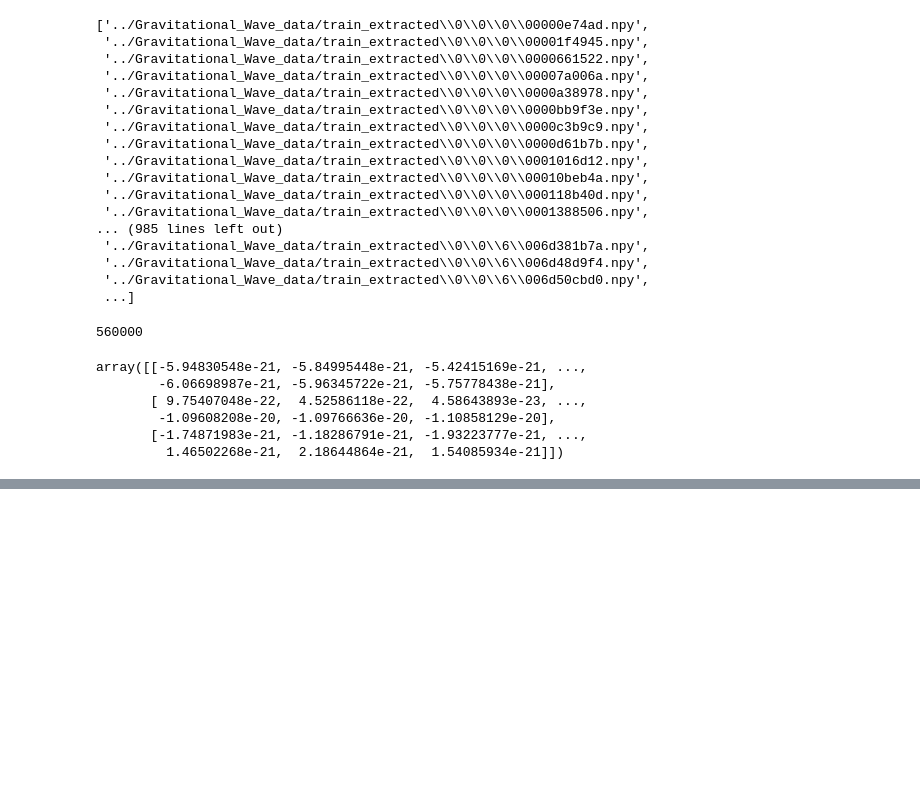
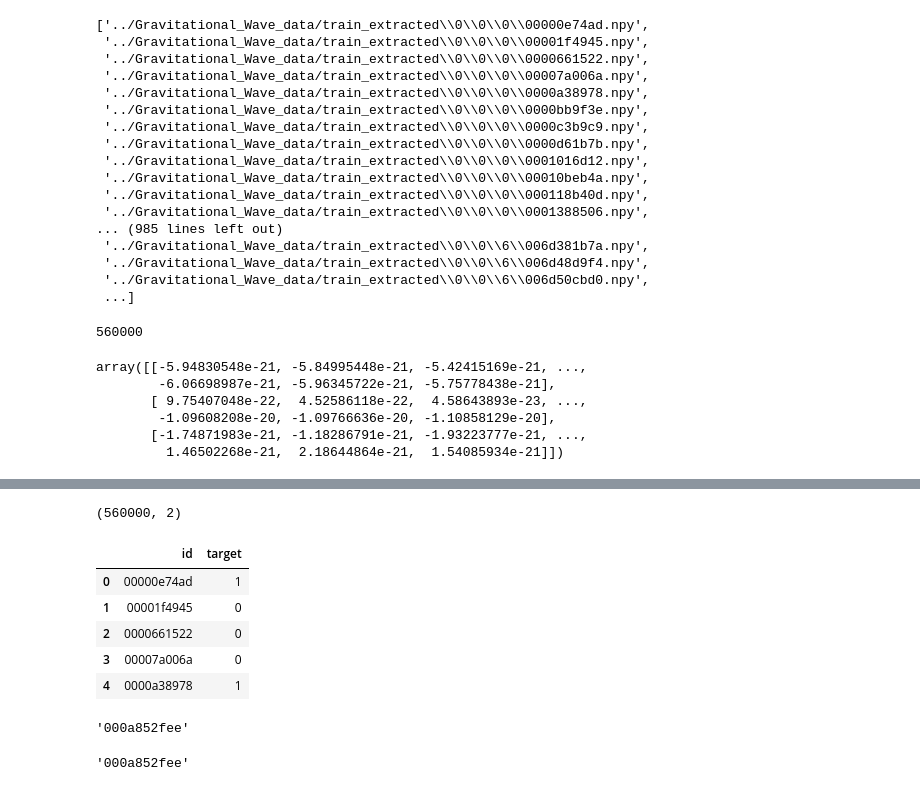
Before and after one commit to Rtavakol/Kaggle_G2Net-Gravitational-Wave-Detection, a Jupyter notebook: Gravitational_wave.ipynb, the cells around one changed output, grey strips where cells are left out. Drawn from its saved outputs; the diff is of its cells as text; code cells hidden in the pictures; blank space fills up the shorter version.

```diff
--- a/Gravitational_wave.ipynb
+++ b/Gravitational_wave.ipynb
@@ -70,3 +71,28 @@ plt.tight_layout()
 # %% [output]
 [interactive output not drawn]
 [interactive output not drawn]
+# %%
+training_labels = pd.read_csv('training_labels.csv')
+# %%
+training_labels.shape
+# %% [output]
+(560000, 2)
+# %%
+training_labels.head()
+# %% [output]
+|  | id | target |
+| 0 | 00000e74ad | 1 |
+| 1 | 00001f4945 | 0 |
+| 2 | 0000661522 | 0 |
+| 3 | 00007a006a | 0 |
+| 4 | 0000a38978 | 1 |
+# %%
+# Check to see if our files has the right labels
+n = 100
+training_files[n].split('\\')[-1][:-4]
+# %% [output]
+'000a852fee'
+# %%
+training_labels.iloc[n, 0]
+# %% [output]
+'000a852fee'
```
Also changed, not shown: parts of 10 cells of this notebook.
